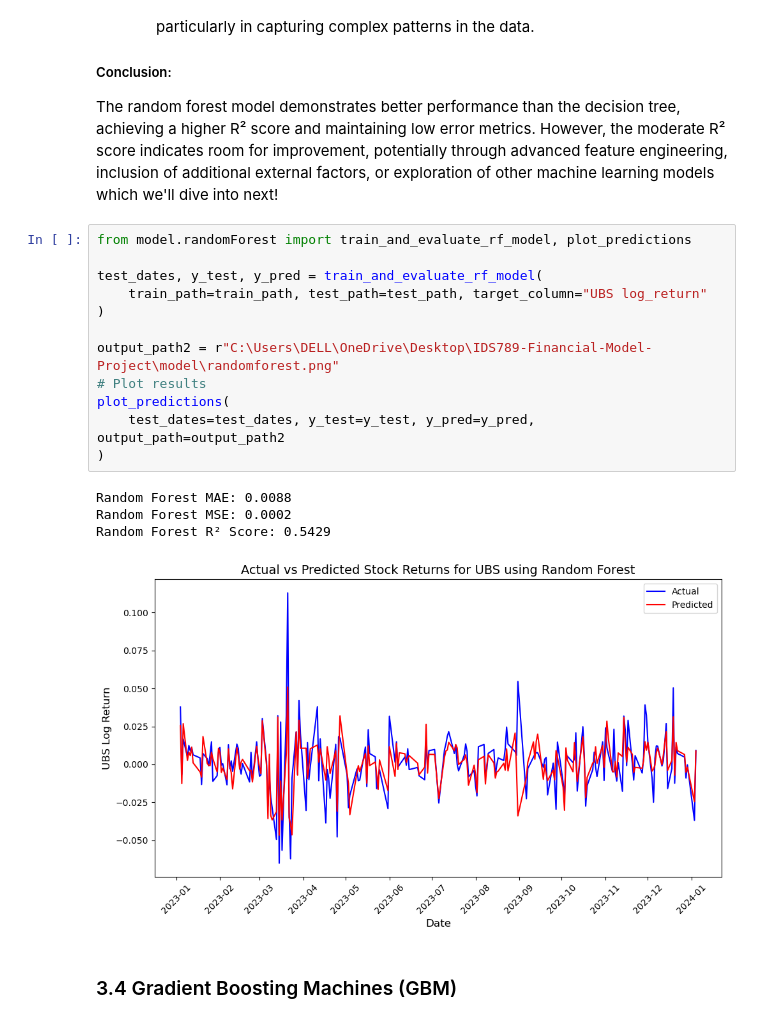
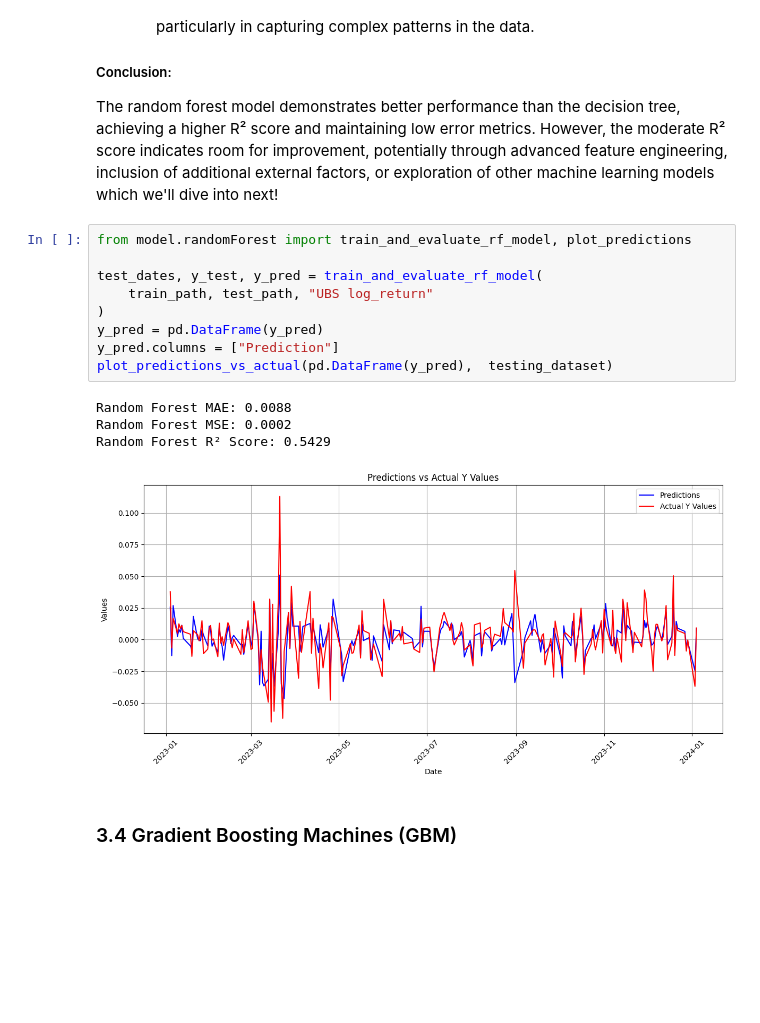
Before and after one commit to CynthiaShiyue/IDS789-Financial-Model-Project, a Jupyter notebook: final_report.ipynb, the cells around one changed output. Drawn from its saved outputs; the diff is of its cells as text; blank space fills up the shorter version.

```diff
--- a/final_report.ipynb
+++ b/final_report.ipynb
@@ -327,20 +330,17 @@ The random forest model demonstrates better performance than the decision tree,
 # %%
 from model.randomForest import train_and_evaluate_rf_model, plot_predictions
 
 test_dates, y_test, y_pred = train_and_evaluate_rf_model(
-    train_path=train_path, test_path=test_path, target_column="UBS log_return"
+    train_path, test_path, "UBS log_return"
 )
-
-output_path2 = r"C:\Users\DELL\OneDrive\Desktop\IDS789-Financial-Model-Project\model\randomforest.png"
-# Plot results
-plot_predictions(
-    test_dates=test_dates, y_test=y_test, y_pred=y_pred, output_path=output_path2
-)
+y_pred = pd.DataFrame(y_pred)
+y_pred.columns = ["Prediction"]
+plot_predictions_vs_actual(pd.DataFrame(y_pred),  testing_dataset)
 # %% [output]
 Random Forest MAE: 0.0088
 Random Forest MSE: 0.0002
 Random Forest R² Score: 0.5429
-[figure, old version]
+[figure, new version]
 # %% [markdown]
 ### 3.4 Gradient Boosting Machines (GBM)
 # %%
```
Also changed, not shown: parts of 5 cells of this notebook, 1 other file.
